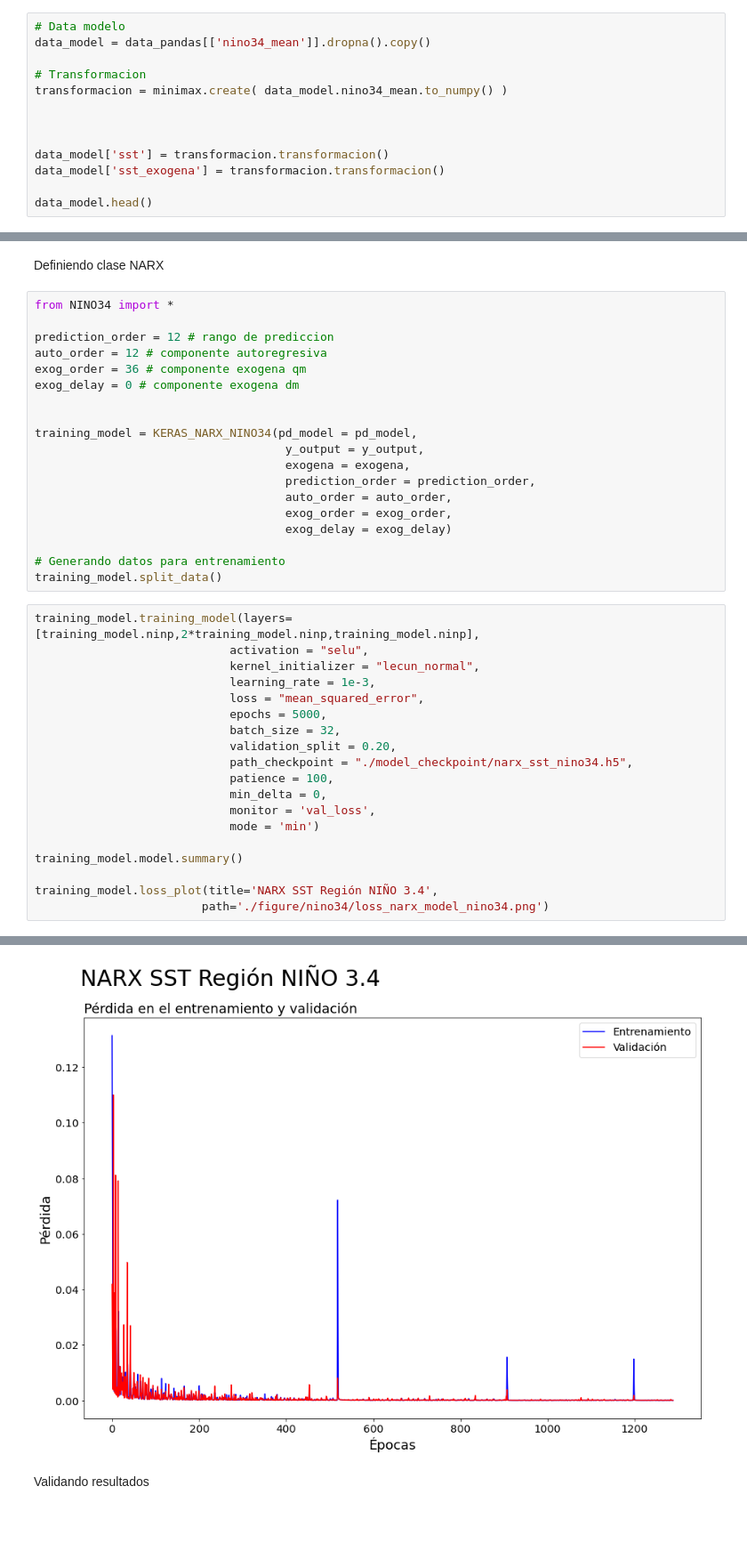
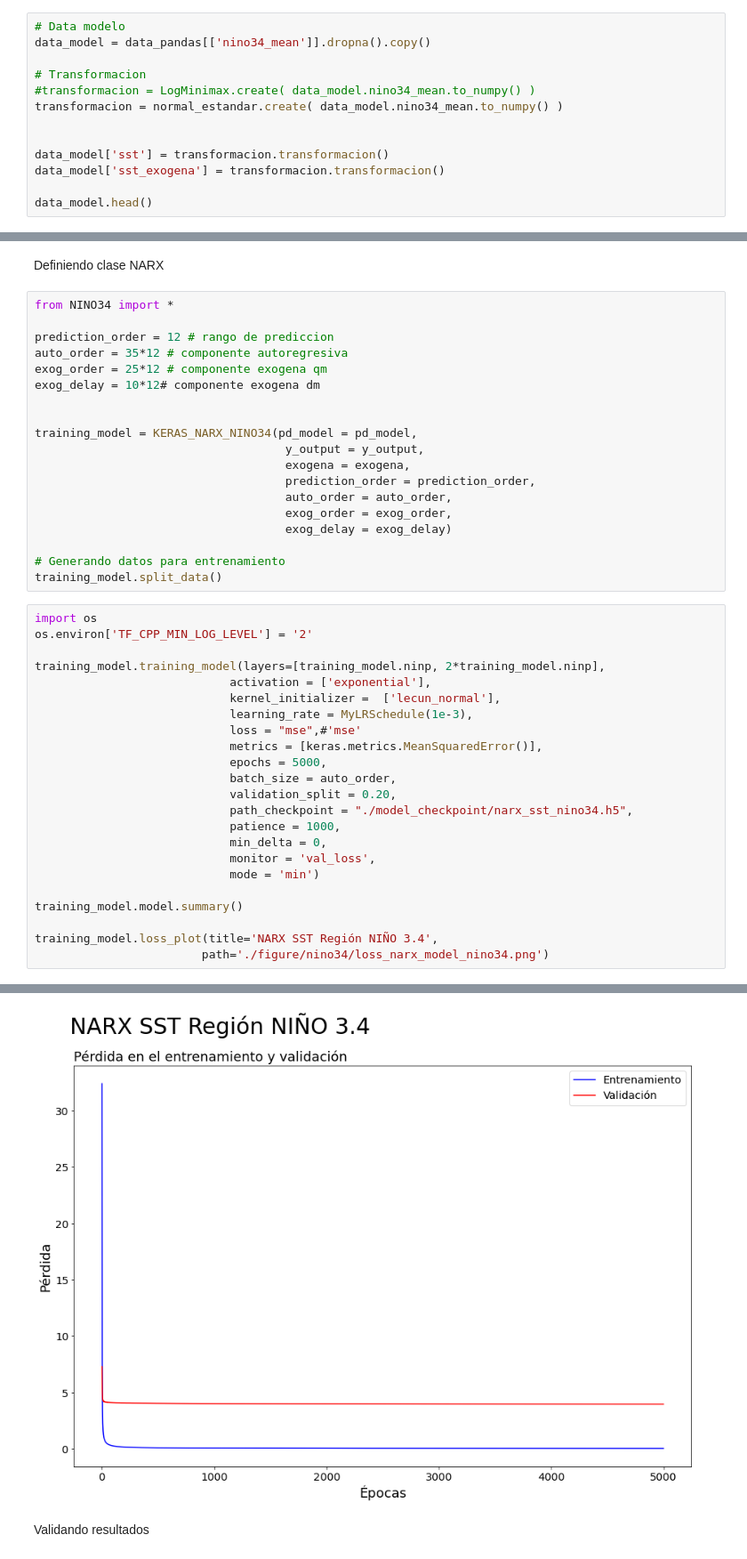
Before and after one commit to esglobe/seev-analytics, a Jupyter notebook: narx_class.ipynb, the cells around one changed output, grey strips where cells are left out. Shown at 89% size. Drawn from its saved outputs; the diff is of its cells as text; blank space fills up the shorter version.

```diff
--- a/narx_class.ipynb
+++ b/narx_class.ipynb
@@ -94,8 +121,8 @@ class minimax:
 data_model = data_pandas[['nino34_mean']].dropna().copy()
 
 # Transformacion
-transformacion = minimax.create( data_model.nino34_mean.to_numpy() )
-
+#transformacion = LogMinimax.create( data_model.nino34_mean.to_numpy() )
+transformacion = normal_estandar.create( data_model.nino34_mean.to_numpy() )
 
 
 data_model['sst'] = transformacion.transformacion()
@@ -138,9 +165,9 @@ Definiendo clase NARX
 from NINO34 import *
 
 prediction_order = 12 # rango de prediccion
-auto_order = 12 # componente autoregresiva
-exog_order = 36 # componente exogena qm
-exog_delay = 0 # componente exogena dm
+auto_order = 35*12 # componente autoregresiva
+exog_order = 25*12 # componente exogena qm
+exog_delay = 10*12# componente exogena dm
 
 
 training_model = KERAS_NARX_NINO34(pd_model = pd_model,
@@ -154,16 +181,20 @@ training_model = KERAS_NARX_NINO34(pd_model = pd_model,
 # Generando datos para entrenamiento
 training_model.split_data()
 # %%
-training_model.training_model(layers=[training_model.ninp,2*training_model.ninp,training_model.ninp],
-                            activation = "selu",
-                            kernel_initializer = "lecun_normal",
-                            learning_rate = 1e-3,
-                            loss = "mean_squared_error",
+import os
+os.environ['TF_CPP_MIN_LOG_LEVEL'] = '2'
+
+training_model.training_model(layers=[training_model.ninp, 2*training_model.ninp],
+                            activation = ['exponential'],
+                            kernel_initializer =  ['lecun_normal'],
+                            learning_rate = MyLRSchedule(1e-3),
+                            loss = "mse",#'mse'
+                            metrics = [keras.metrics.MeanSquaredError()],
                             epochs = 5000,
-                            batch_size = 32,
+                            batch_size = auto_order,
                             validation_split = 0.20,
                             path_checkpoint = "./model_checkpoint/narx_sst_nino34.h5",
-                            patience = 100,
+                            patience = 1000,
                             min_delta = 0,
                             monitor = 'val_loss',
                             mode = 'min')
@@ -195,4 +222,4 @@ _________________________________________________________________
-[figure, old version]
+[figure, new version]
 # %% [markdown]
 Validando resultados
 # %%
```
Also changed, not shown: parts of 11 cells of this notebook, 4 other files.
